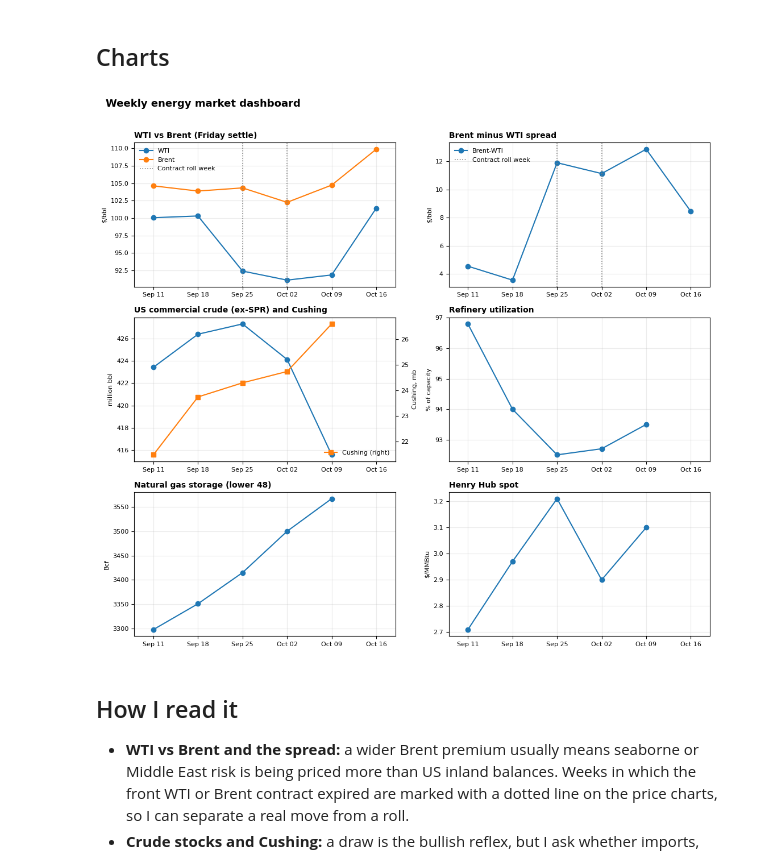
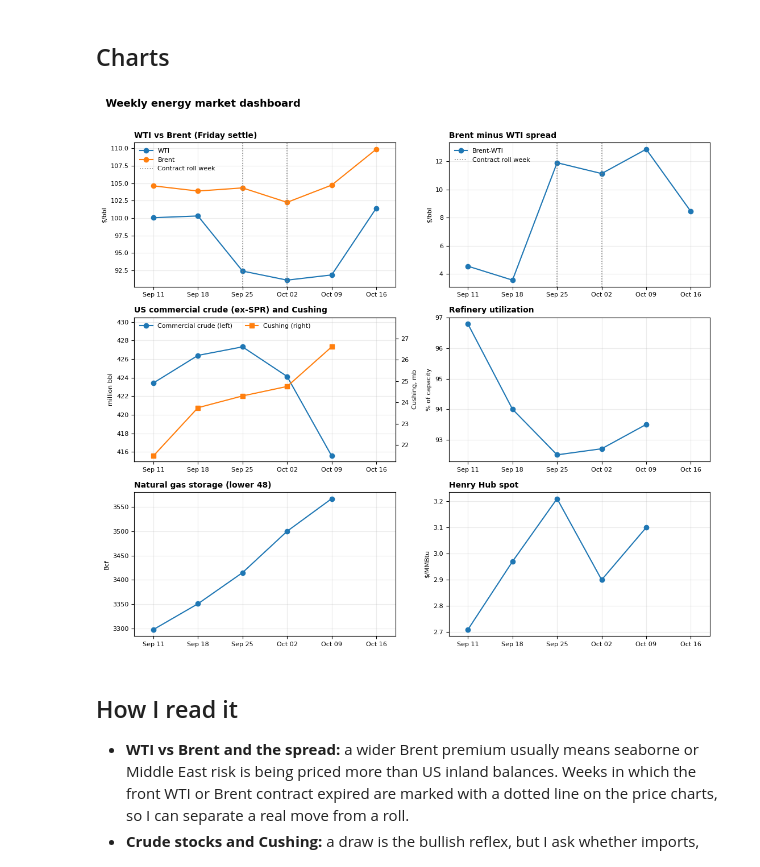
Before and after one commit to anisharsingh/weekly-energy-market-dashboard, a Jupyter notebook: dashboard.ipynb, the cells around one changed output. Cells and saved outputs as stored; diff of their text form; code cells hidden in the pictures.

Commit message:
Chart: label both lines and move the crude/Cushing legend off the data

```diff
--- a/dashboard.ipynb
+++ b/dashboard.ipynb
@@ -57,36 +57,39 @@ roll_weeks = df.loc[df["wti_roll_date"].notna() | df["brent_roll_date"].notna(),
 def panel(ax, title, series, ylabel="", mark_rolls=False):
     for label, col in series:
         d = df.dropna(subset=[col])
         ax.plot(d["week_ending"], d[col], marker="o", label=label)
     ax.set_title(title, fontsize=10, loc="left", fontweight="bold")
     ax.set_ylabel(ylabel, fontsize=8)
     ax.grid(alpha=0.25)
     if mark_rolls:  # dotted line in weeks where the front WTI or Brent contract expired
         for i, wk in enumerate(roll_weeks):
             ax.axvline(wk, color="grey", ls=":", lw=1.2, label="Contract roll week" if i == 0 else None)
     ax.set_xticks(df["week_ending"])
     ax.set_xlim(df["week_ending"].min() - pd.Timedelta(days=3), df["week_ending"].max() + pd.Timedelta(days=3))
     ax.xaxis.set_major_formatter(mdates.DateFormatter("%b %d"))
     ax.tick_params(labelsize=8)
     if len(series) > 1 or (mark_rolls and len(roll_weeks) > 0):
         ax.legend(fontsize=8, frameon=False)
 
 fig, axes = plt.subplots(3, 2, figsize=(11, 10))
 panel(axes[0, 0], "WTI vs Brent (Friday settle)", [("WTI", "wti_settle"), ("Brent", "brent_settle")], "$/bbl", mark_rolls=True)
 panel(axes[0, 1], "Brent minus WTI spread", [("Brent-WTI", "brent_wti_spread")], "$/bbl", mark_rolls=True)
-panel(axes[1, 0], "US commercial crude (ex-SPR) and Cushing", [("Commercial crude", "crude_stocks_mb")], "million bbl")
+panel(axes[1, 0], "US commercial crude (ex-SPR) and Cushing", [("Commercial crude (left)", "crude_stocks_mb")], "million bbl")
 ax2 = axes[1, 0].twinx()
 d = df.dropna(subset=["cushing_mb"]); ax2.plot(d["week_ending"], d["cushing_mb"], marker="s", color="tab:orange", label="Cushing (right)")
-ax2.set_ylabel("Cushing, mb", fontsize=8); ax2.tick_params(labelsize=8); ax2.legend(fontsize=8, frameon=False, loc="lower right")
+ax2.set_ylabel("Cushing, mb", fontsize=8); ax2.tick_params(labelsize=8); h1, l1 = axes[1, 0].get_legend_handles_labels(); h2, l2 = ax2.get_legend_handles_labels()
+for a in (axes[1, 0], ax2):  # headroom so the legend never covers data
+    lo, hi = a.get_ylim(); a.set_ylim(lo, hi + 0.2 * (hi - lo))
+axes[1, 0].legend(h1 + h2, l1 + l2, fontsize=8, frameon=False, loc="upper left", ncol=2)
 panel(axes[1, 1], "Refinery utilization", [("Utilization", "refinery_util_pct")], "% of capacity")
 panel(axes[2, 0], "Natural gas storage (lower 48)", [("Working gas", "natgas_storage_bcf")], "Bcf")
 panel(axes[2, 1], "Henry Hub spot", [("Henry Hub", "henry_hub_spot")], "$/MMBtu")
 fig.suptitle("Weekly energy market dashboard", fontsize=13, fontweight="bold", x=0.02, ha="left")
 fig.tight_layout(rect=[0, 0, 1, 0.97])
 fig.savefig("docs/preview.png", dpi=150, bbox_inches="tight")
 plt.show()
 # %% [output]
-[figure, old version]
+[figure, new version]
 # %% [markdown]
 ## How I read it
 
```
Also changed, not shown: 1 other file.
